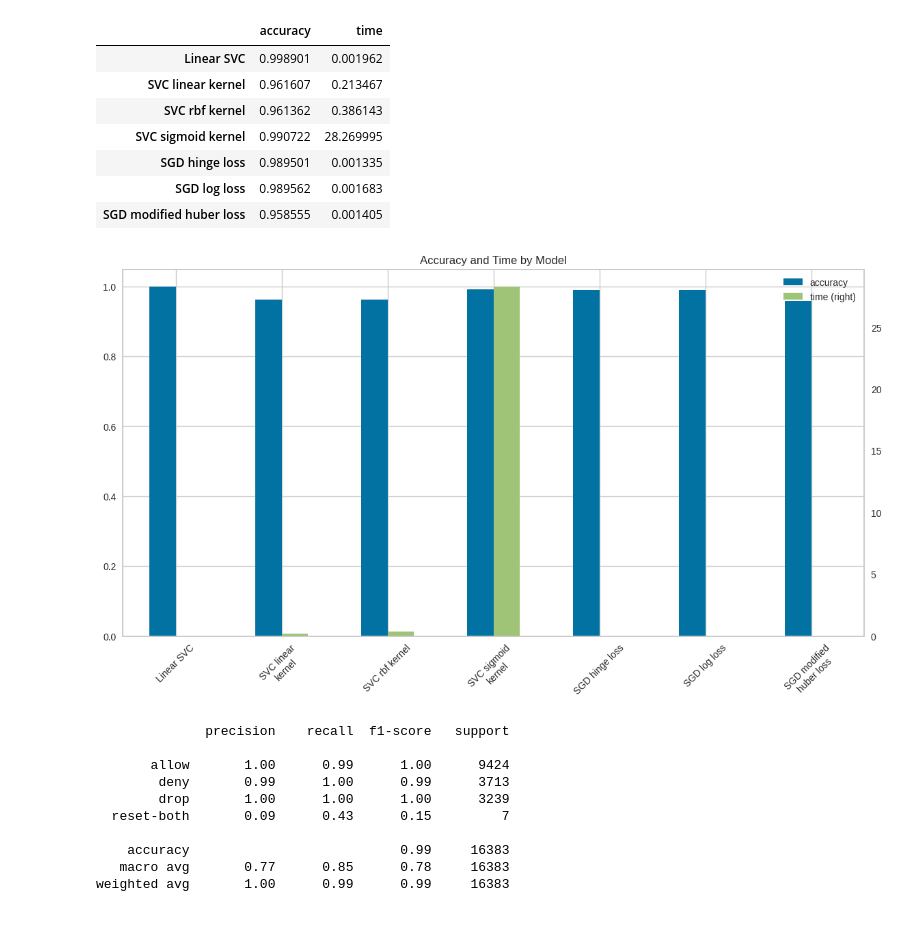
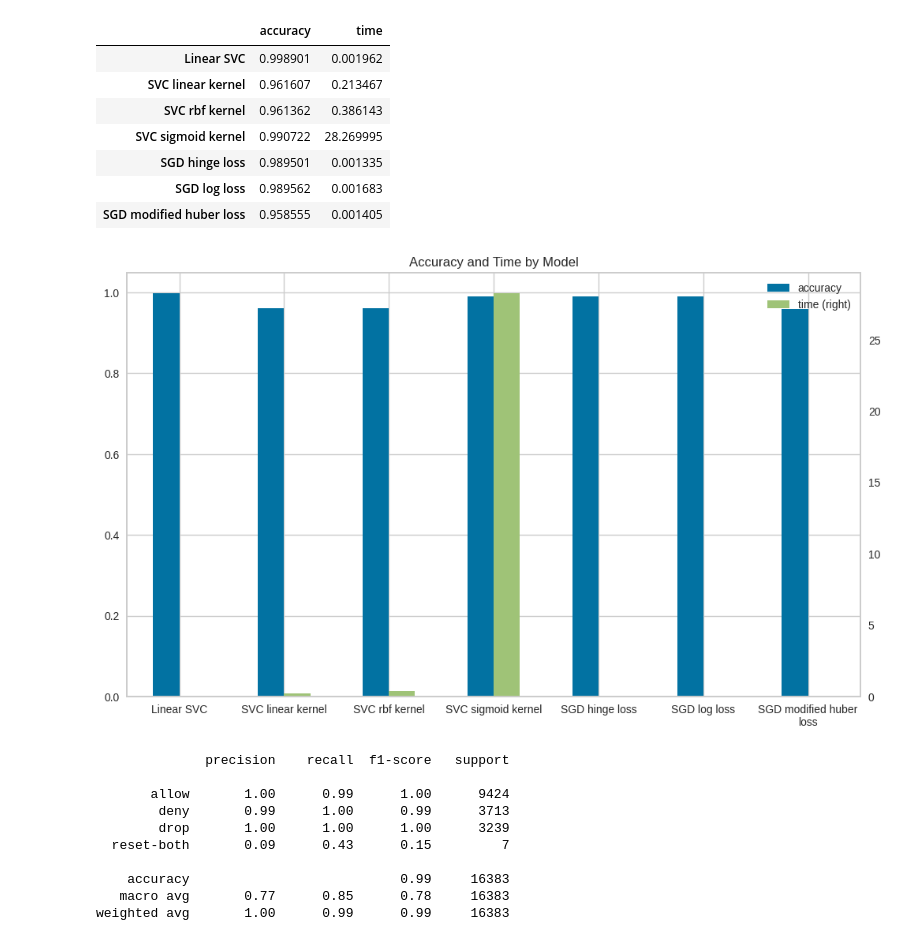
Before and after one commit to KendallScott/QTW, a Jupyter notebook: Case Study 5/Case_Study_5.ipynb, the cells around one changed output. Cells and saved outputs as stored; diff of their text form; code cells hidden in the pictures.

```diff
--- a/Case Study 5/Case_Study_5.ipynb
+++ b/Case Study 5/Case_Study_5.ipynb
@@ -753,18 +753,18 @@ df_results
 | SGD modified huber loss | 0.958555 | 0.001405 |
 # %%
 from textwrap import wrap
-labels = [ '\n'.join(wrap(l, 15)) for l in df_results.index]
+labels = [ '\n'.join(wrap(l, 20)) for l in df_results.index]
 
-ax = df_results.plot.bar(figsize=(14,3), secondary_y= 'time', rot= 45 )
+ax = df_results.plot.bar(figsize=(12,3), secondary_y= 'time', rot= 0 )
 #df.plot( kind= 'bar' , secondary_y= 'amount' , rot= 0 )
 ax.set_xticklabels(labels)
 
 plt.title('Accuracy and Time by Model')
 plt.subplots_adjust(top=1.9)
 
 plt.show()
 # %% [output]
-[figure, old version]
+[figure, new version]
 # %%
 model.C = 0.005
 model.fit(X_train,y_train)
```
